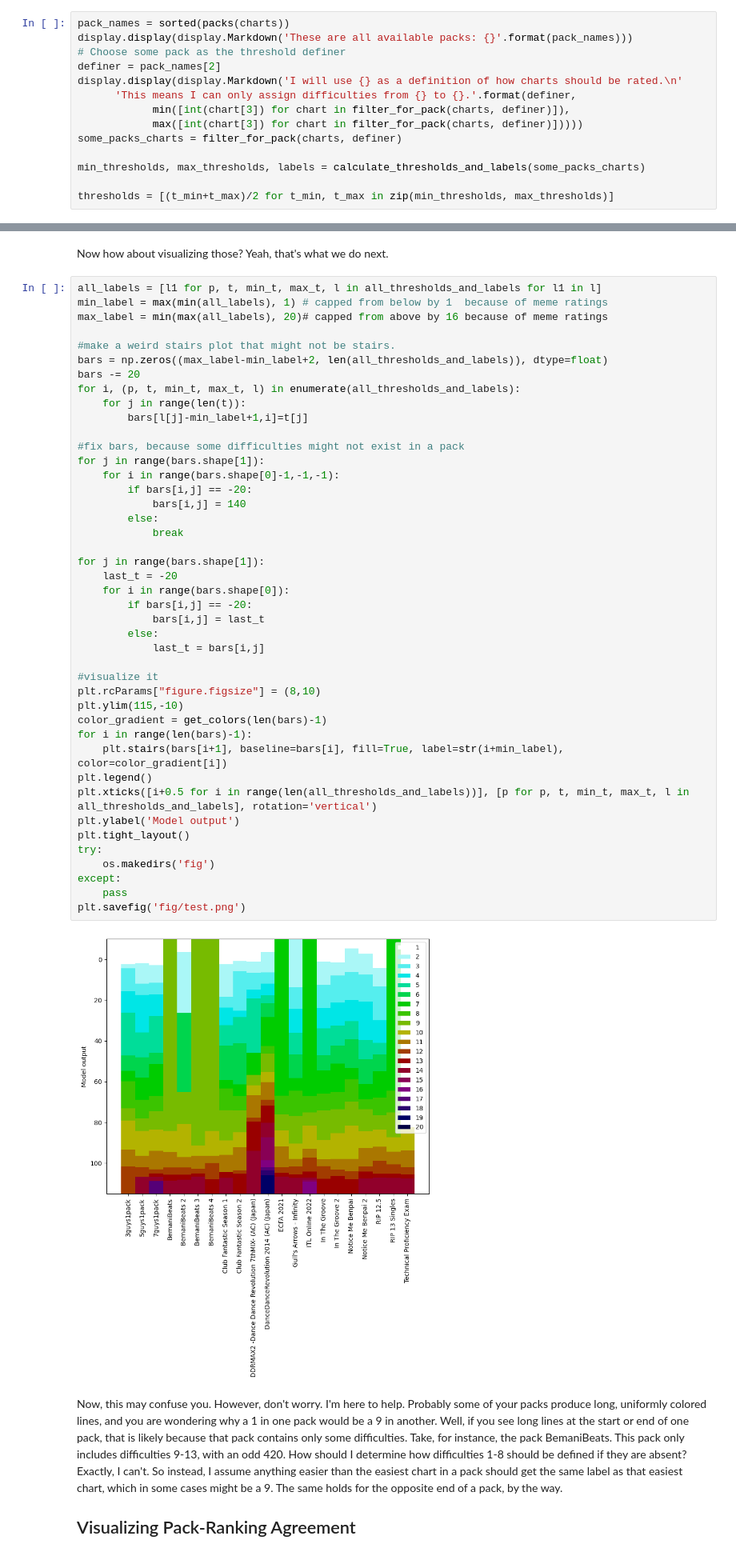
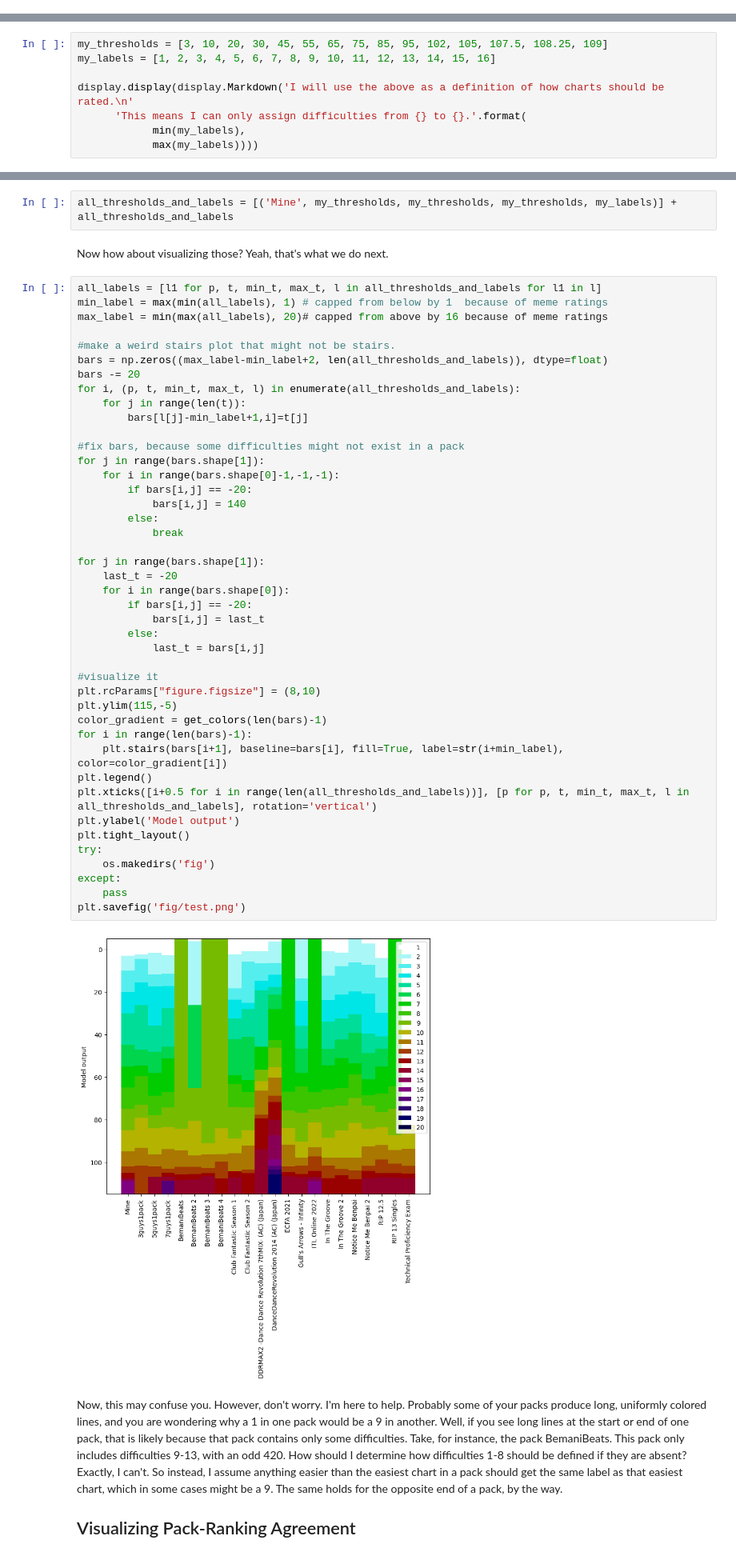
Before and after one commit to bjfranks/Meatball, a Jupyter notebook: Using Machine Learning to Understand and Improve StepMania Play.ipynb, the cells around one changed output, grey strips where cells are left out. Shown at 80% size. Drawn from its saved outputs; the diff is of its cells as text.

Commit message:
Changes to how the one thresholdis chosen. Making it clear that self-design is possible.

```diff
--- a/Using Machine Learning to Understand and Improve StepMania Play.ipynb
+++ b/Using Machine Learning to Understand and Improve StepMania Play.ipynb
@@ -245,14 +244,0 @@ First, I assigned every chart a real number like 3.67543 or something similar. T
-# %%
-pack_names = sorted(packs(charts))
-display.display(display.Markdown('These are all available packs: {}'.format(pack_names)))
-# Choose some pack as the threshold definer
-definer = pack_names[2]
-display.display(display.Markdown('I will use {} as a definition of how charts should be rated.\n'
-      'This means I can only assign difficulties from {} to {}.'.format(definer,
-            min([int(chart[3]) for chart in filter_for_pack(charts, definer)]),
-            max([int(chart[3]) for chart in filter_for_pack(charts, definer)]))))
-some_packs_charts = filter_for_pack(charts, definer)
-
-min_thresholds, max_thresholds, labels = calculate_thresholds_and_labels(some_packs_charts)
-
-thresholds = [(t_min+t_max)/2 for t_min, t_max in zip(min_thresholds, max_thresholds)]
@@ -262,0 +245,8 @@ This means I can only assign difficulties from 1 to 17.
+# %%
+my_thresholds = [3, 10, 20, 30, 45, 55, 65, 75, 85, 95, 102, 105, 107.5, 108.25, 109]
+my_labels = [1, 2, 3, 4, 5, 6, 7, 8, 9, 10, 11, 12, 13, 14, 15, 16]
+
+display.display(display.Markdown('I will use the above as a definition of how charts should be rated.\n'
+      'This means I can only assign difficulties from {} to {}.'.format(
+            min(my_labels),
+            max(my_labels))))
@@ -300,3 +300,5 @@ for pack_name in pack_names:
+# %%
+all_thresholds_and_labels = [('Mine', my_thresholds, my_thresholds, my_thresholds, my_labels)] + all_thresholds_and_labels
 # %% [markdown]
 Now how about visualizing those? Yeah, that's what we do next.
 # %%
@@ -315,35 +317,35 @@ for i, (p, t, min_t, max_t, l) in enumerate(all_thresholds_and_labels):
 for j in range(bars.shape[1]):
     for i in range(bars.shape[0]-1,-1,-1):
         if bars[i,j] == -20:
             bars[i,j] = 140
         else:
             break
 
 for j in range(bars.shape[1]):
     last_t = -20
     for i in range(bars.shape[0]):
         if bars[i,j] == -20:
             bars[i,j] = last_t
         else:
             last_t = bars[i,j]
 
 #visualize it
 plt.rcParams["figure.figsize"] = (8,10)
-plt.ylim(115,-10)
+plt.ylim(115,-5)
 color_gradient = get_colors(len(bars)-1)
 for i in range(len(bars)-1):
     plt.stairs(bars[i+1], baseline=bars[i], fill=True, label=str(i+min_label), color=color_gradient[i])
 plt.legend()
 plt.xticks([i+0.5 for i in range(len(all_thresholds_and_labels))], [p for p, t, min_t, max_t, l in all_thresholds_and_labels], rotation='vertical')
 plt.ylabel('Model output')
 plt.tight_layout()
 try:
     os.makedirs('fig')
 except:
     pass
 plt.savefig('fig/test.png')
 # %% [output]
-[figure, old version]
+[figure, new version]
 # %% [markdown]
 Now, this may confuse you. However, don't worry. I'm here to help. Probably some of your packs produce long, uniformly colored lines, and you are wondering why a 1 in one pack would be a 9 in another. Well, if you see long lines at the start or end of one pack, that is likely because that pack contains only some difficulties. Take, for instance, the pack BemaniBeats. This pack only includes difficulties 9-13, with an odd 420. How should I determine how difficulties 1-8 should be defined if they are absent? Exactly, I can't. So instead, I assume anything easier than the easiest chart in a pack should get the same label as that easiest chart, which in some cases might be a 9. The same holds for the opposite end of a pack, by the way.
 
```
Also changed, not shown: parts of 10 cells of this notebook.
